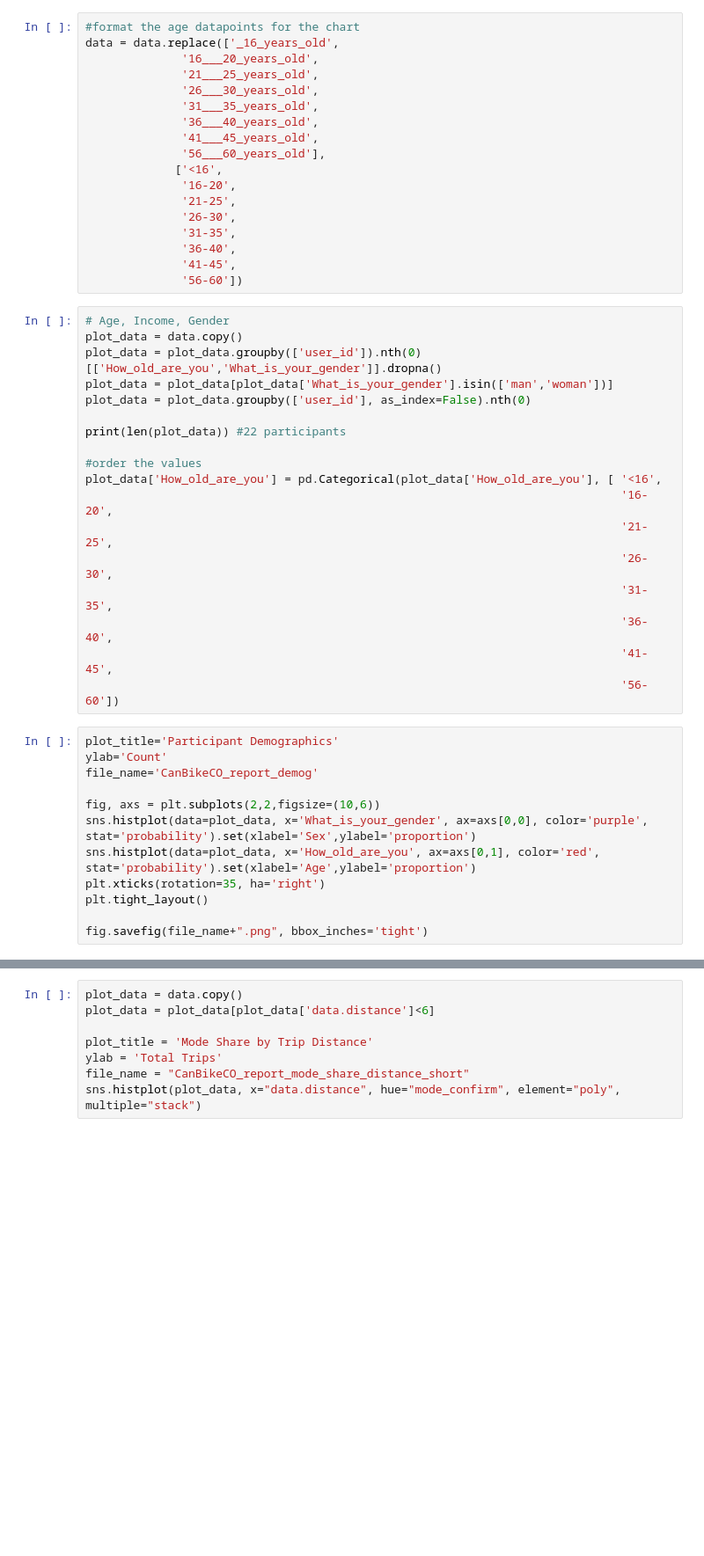
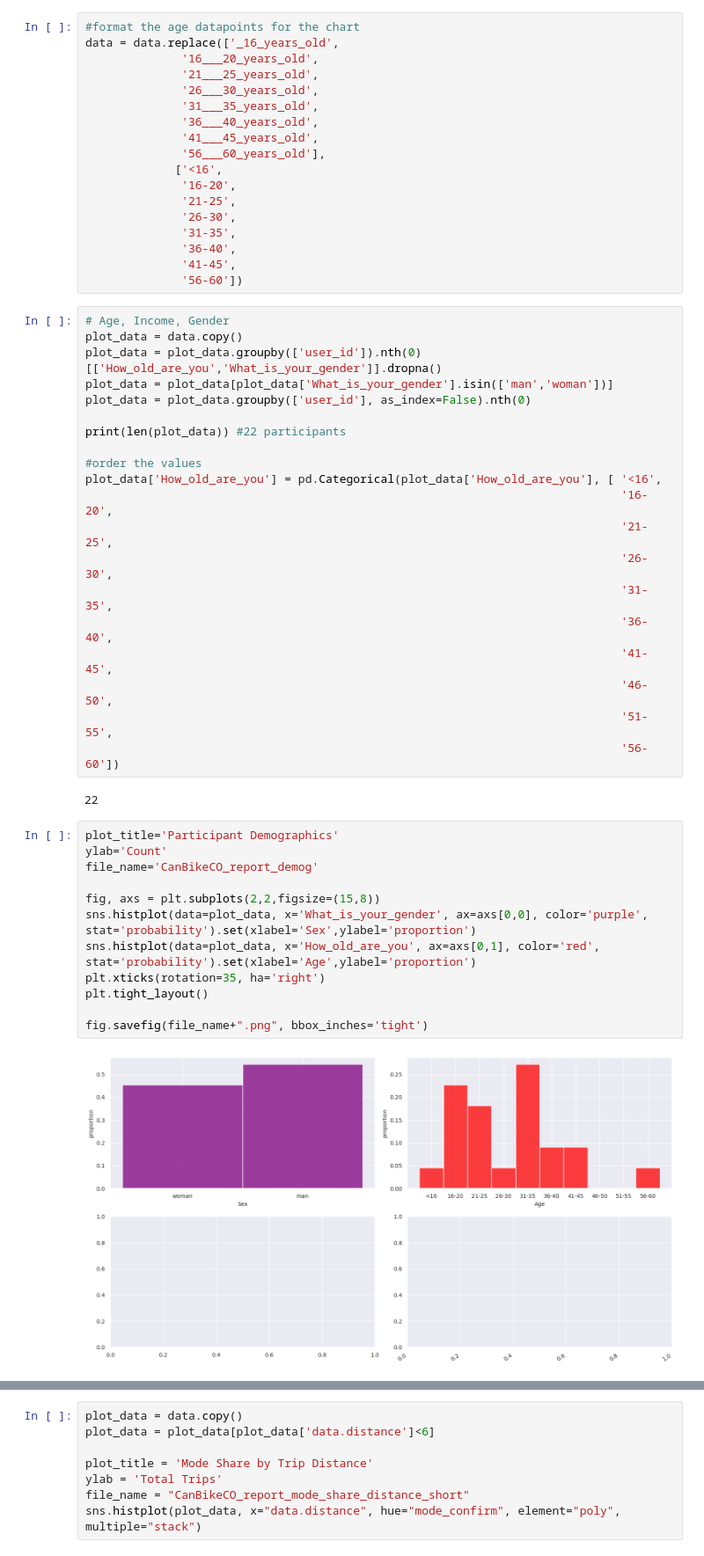
Before and after one commit to jpfleischer/em-public-dashboard, a Jupyter notebook: viz_scripts/PaperVizualizations/Abby/USAID-Laos-PrelimDataGrab.ipynb, the cells around one changed output, grey strips where cells are left out. Shown at 88% size. Saved outputs shown, nothing was run; the diff lists cells and outputs as text; blank space fills up the shorter version.

```diff
--- a/viz_scripts/PaperVizualizations/Abby/USAID-Laos-PrelimDataGrab.ipynb
+++ b/viz_scripts/PaperVizualizations/Abby/USAID-Laos-PrelimDataGrab.ipynb
@@ -120,16 +291,22 @@ plot_data['How_old_are_you'] = pd.Categorical(plot_data['How_old_are_you'], [ '<
                                                                               '31-35',
                                                                               '36-40',
                                                                               '41-45',
+                                                                              '46-50',
+                                                                              '51-55',
                                                                               '56-60'])
+# %% [output]
+22
 # %%
 plot_title='Participant Demographics'
 ylab='Count'
 file_name='CanBikeCO_report_demog'
 
-fig, axs = plt.subplots(2,2,figsize=(10,6))
+fig, axs = plt.subplots(2,2,figsize=(15,8))
 sns.histplot(data=plot_data, x='What_is_your_gender', ax=axs[0,0], color='purple', stat='probability').set(xlabel='Sex',ylabel='proportion')
 sns.histplot(data=plot_data, x='How_old_are_you', ax=axs[0,1], color='red', stat='probability').set(xlabel='Age',ylabel='proportion')
 plt.xticks(rotation=35, ha='right')
 plt.tight_layout()
 
 fig.savefig(file_name+".png", bbox_inches='tight')
+# %% [output]
+[figure, added]
```
Also changed, not shown: parts of 16 cells of this notebook.
